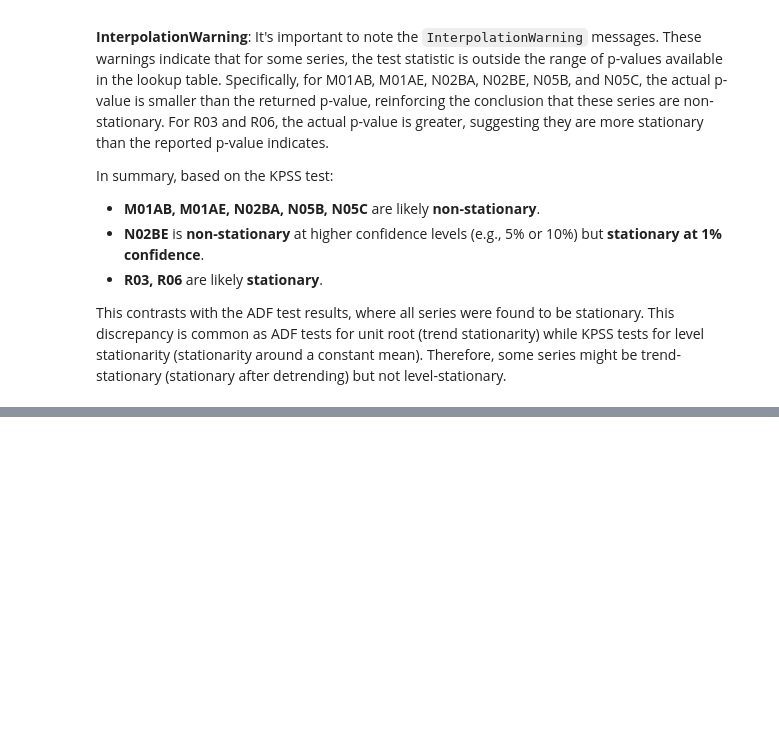
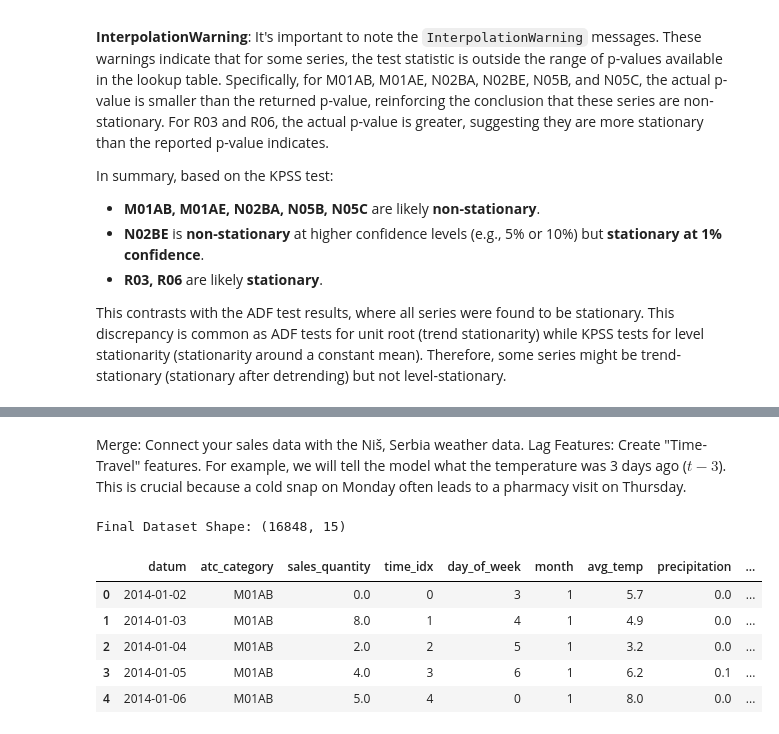
Before and after one commit to Adhi1755/Pharma-Sales-Analysis, a Jupyter notebook: Pharma_sales_data_analysis_and_forecasting.ipynb, the cells around one changed output, grey strips where cells are left out. Drawn from its saved outputs; the diff is of its cells as text; code cells hidden in the pictures; blank space fills up the shorter version.

Commit message:
Implemented Feature Engineering

```diff
--- a/Pharma_sales_data_analysis_and_forecasting.ipynb
+++ b/Pharma_sales_data_analysis_and_forecasting.ipynb
@@ -602,0 +698,18 @@ This contrasts with the ADF test results, where all series were found to be stat
+# %%
+# 1. Convert 'datum' column from text to actual datetime objects
+df_long['datum'] = pd.to_datetime(df_long['datum'])
+
+# 2. Sort the data (Crucial: The time index must be in order)
+df_long = df_long.sort_values(['atc_category', 'datum'])
+
+# 3. Create the 'time_idx'
+# This gives every day a number starting from 0 for each drug group
+df_long['time_idx'] = df_long.groupby('atc_category').cumcount()
+
+# 4. Extract "Known Future" features
+# The computer now "senses" that 0=Monday, 1=Tuesday, etc.
+df_long['day_of_week'] = df_long['datum'].dt.dayofweek
+df_long['month'] = df_long['datum'].dt.month
+
+print("Time Indexing Complete!")
+df_long.head(5)
@@ -602,0 +766,41 @@ This contrasts with the ADF test results, where all series were found to be stat
+# %% [markdown]
+Merge: Connect your sales data with the Niš, Serbia weather data.
+Lag Features: Create "Time-Travel" features. For example, we will tell
+the model what the temperature was 3 days ago ($t-3$). This is crucial because
+ a cold snap on Monday often leads to a pharmacy visit on Thursday.
+# %%
+#The Sensing Merge & Feature Engineering
+
+# 1. Merge Sales and Weather on the 'datum' column
+df_final = pd.merge(df_long, weather_df, on='datum', how='left')
+
+# 2. Create "Sensing" Lags
+# We tell the model: "Look at the weather from 3 days ago"
+df_final['sales_lag_1'] = df_final.groupby('atc_category')['sales_quantity'].shift(1)
+df_final['temp_lag_3'] = df_final.groupby('atc_category')['avg_temp'].shift(3)
+
+# 3. Create "Sales Momentum" Lags
+# We tell the model: "Look at what we sold exactly 1 week ago"
+df_final['sales_lag_7'] = df_final.groupby('atc_category')['sales_quantity'].shift(7)
+
+df_final['rolling_mean_7'] = df_final.groupby('atc_category')['sales_quantity'].transform(lambda x: x.rolling(window=7, min_periods=1).mean())
+
+
+df_final['day_of_week'] = df_final['datum'].dt.dayofweek # Monday=0, Sunday=6
+df_final['day_of_year'] = df_final['datum'].dt.dayofyear
+df_final['week_of_year'] = df_final['datum'].dt.isocalendar().week.astype(int)
+df_final['is_weekend'] = (df_final['datum'].dt.dayofweek >= 5).astype(int)
+# 4. Fill the empty rows created by the 'shifts' with 0 or the mean
+df_final = df_final.fillna(0)
+
+# 5. Final check of your "Sensing Dataset"
+print("Final Dataset Shape:", df_final.shape)
+df_final.head(5)
+# %% [output]
+Final Dataset Shape: (16848, 15)
+|  | datum | atc_category | sales_quantity | time_idx | day_of_week | month | avg_temp | precipitation | ... |
+| 0 | 2014-01-02 | M01AB | 0.0 | 0 | 3 | 1 | 5.7 | 0.0 | ... |
+| 1 | 2014-01-03 | M01AB | 8.0 | 1 | 4 | 1 | 4.9 | 0.0 | ... |
+| 2 | 2014-01-04 | M01AB | 2.0 | 2 | 5 | 1 | 3.2 | 0.0 | ... |
+| 3 | 2014-01-05 | M01AB | 4.0 | 3 | 6 | 1 | 6.2 | 0.1 | ... |
+| 4 | 2014-01-06 | M01AB | 5.0 | 4 | 0 | 1 | 8.0 | 0.0 | ... |
```
Also changed, not shown: parts of 13 cells of this notebook.
